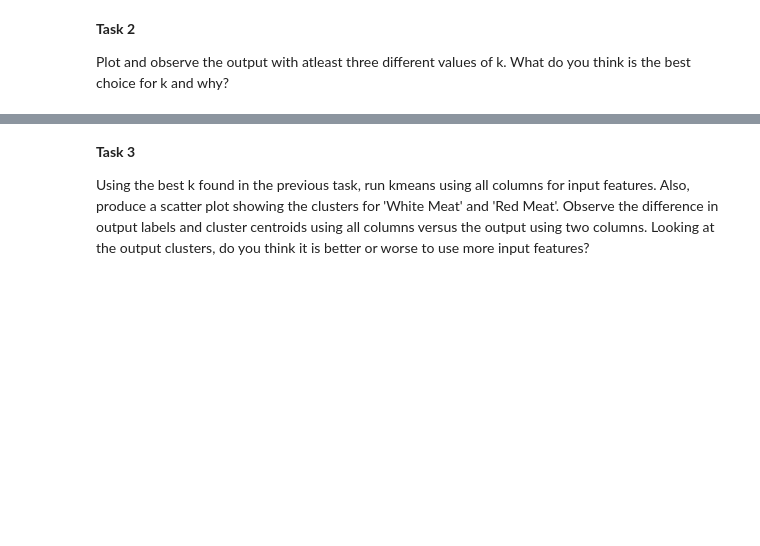
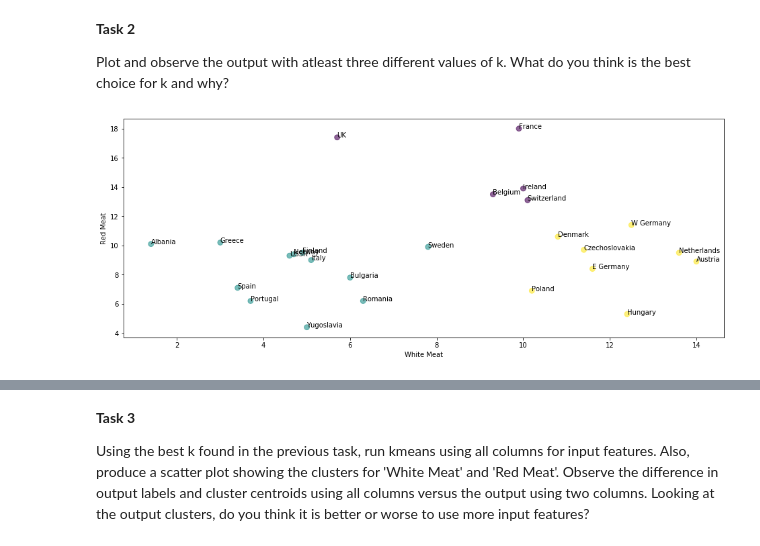
Before and after one commit to aat52/Pitt-CS1656, a Jupyter notebook: rec06-aat52-main/rec06.ipynb, the cells around one changed output, grey strips where cells are left out. Saved outputs shown, nothing was run; the diff lists cells and outputs as text; code cells hidden in the pictures; blank space fills up the shorter version.

```diff
--- a/rec06-aat52-main/rec06.ipynb
+++ b/rec06-aat52-main/rec06.ipynb
@@ -142,3 +228,21 @@ Run kmeans clustering on the protein.csv file using only the 'White Meat' and 'R
 **Task 2**
 
 Plot and observe the output with atleast three different values of k. What do you think is the best choice for k and why?
+# %%
+df = pd.read_csv('protein.csv')
+
+k_means = cluster.KMeans(n_clusters=3, init='k-means++', random_state=5000)
+k_means.fit(df[['WhiteMeat', 'RedMeat']])
+
+fig = plt.figure(figsize=(16,6))
+plt.scatter(df['WhiteMeat'],df['RedMeat'],60,c=k_means.labels_, alpha = 0.6)
+plt.xlabel('White Meat')
+plt.ylabel('Red Meat')
+
+[plt.text(row.WhiteMeat, row.RedMeat, row.Country) for row in df.itertuples()]
+
+plt.show()
+#this is the best choice; there is not enough distinguishmnet between the yellow and purple clusters when n_clusters=4
+#and we run into the same issue with yellow and blue not being clearly distanced in n_clusters=5
+# %% [output]
+[figure, added]
```
Also changed, not shown: parts of 16 cells of this notebook.
